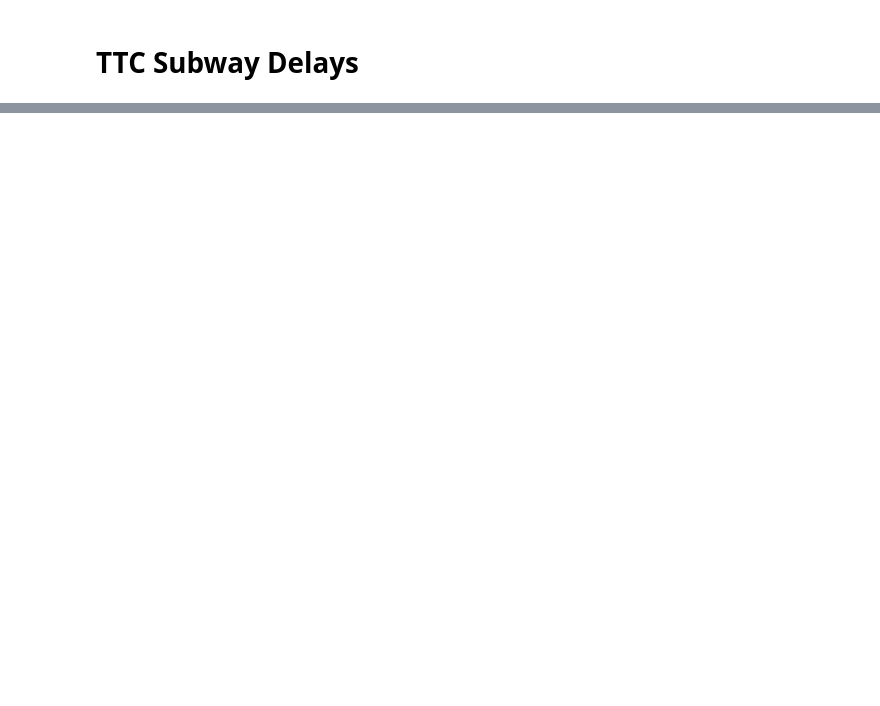
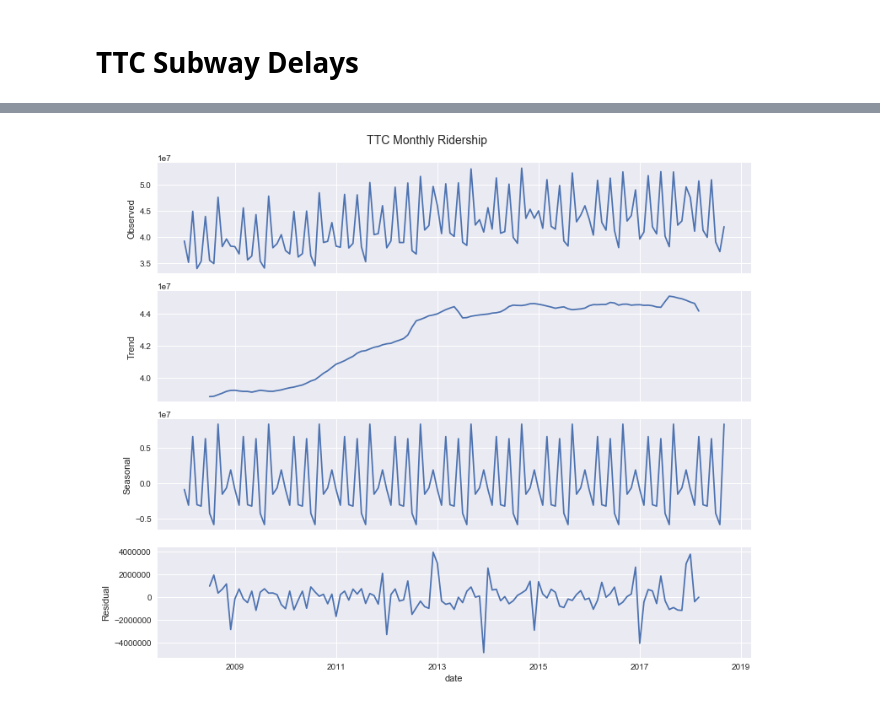
Before and after one commit to hughkolias/SCS-3250-team8, a Jupyter notebook: TTCDelay_Analysis.ipynb, the cells around one changed output, grey strips where cells are left out. Cells and saved outputs as stored; diff of their text form; code cells hidden in the pictures; blank space fills up the shorter version.

```diff
--- a/TTCDelay_Analysis.ipynb
+++ b/TTCDelay_Analysis.ipynb
@@ -92,0 +322,18 @@ delay['Date'] = pd.to_datetime(delay['Date'])
+# %%
+# Seasonality ridership data
+# Import ridership data
+riders = pd.read_csv('data/monthly_ridership.csv')
+
+# Plot Ridership Details
+riders['date'] = pd.to_datetime(riders['Year'].astype(str) + riders['Period'], format='%Y%b')
+riders.set_index(['date'], inplace=True)
+
+rcParams['figure.figsize'] = 11,9
+
+decomposition = sm.tsa.seasonal_decompose(riders['Value'], model='additive')
+fig = decomposition.plot()
+plt.set_cmap('plasma')
+plt.suptitle(t='TTC Monthly Ridership', y=1.02, fontsize=14)
+plt.show()
+# %% [output]
+[figure, added]
```
Also changed, not shown: parts of 72 cells of this notebook.
